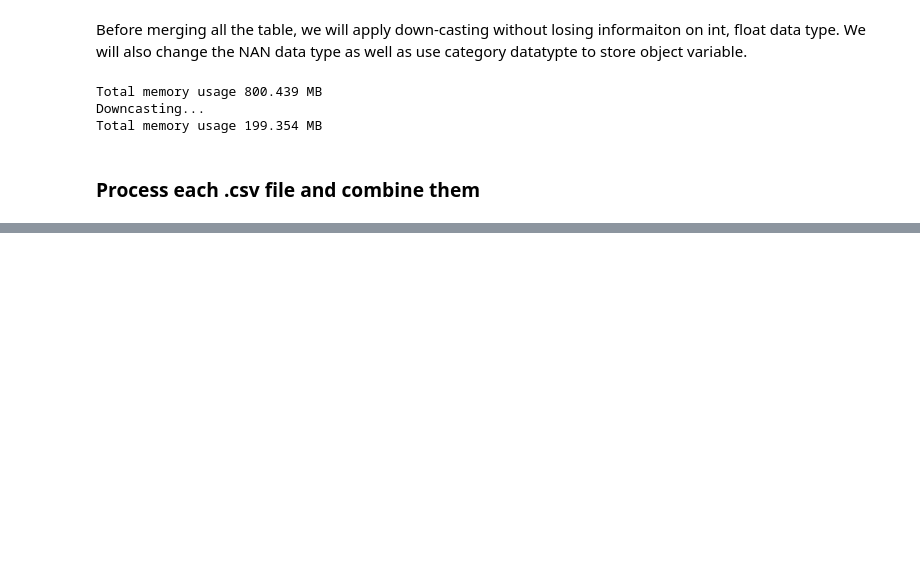
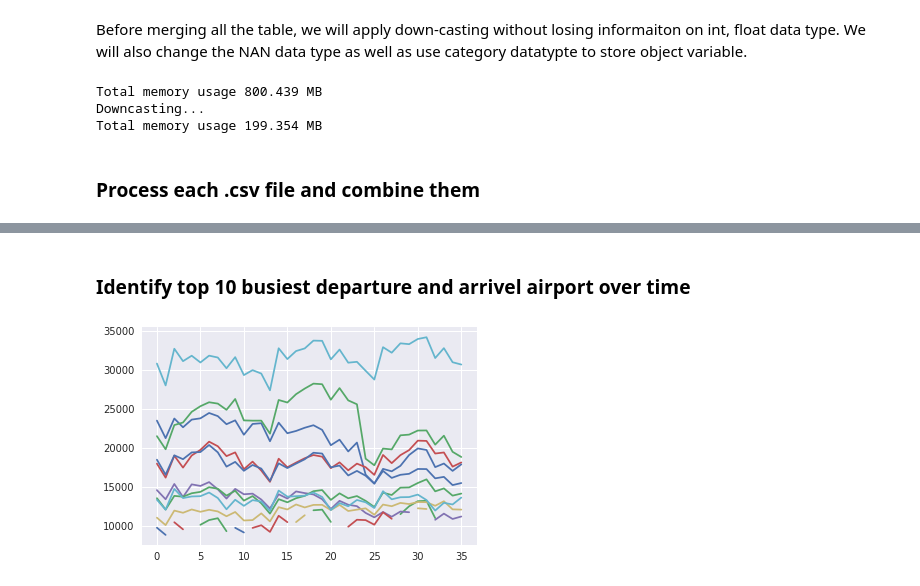
Before and after one commit to ShuangLiBCM/ML_projects, a Jupyter notebook: MindStrong_interview/MS_solutions2.ipynb, the cells around one changed output, grey strips where cells are left out. Cells and saved outputs as stored; diff of their text form; code cells hidden in the pictures; blank space fills up the shorter version.

```diff
--- a/MindStrong_interview/MS_solutions2.ipynb
+++ b/MindStrong_interview/MS_solutions2.ipynb
@@ -176,0 +157,2 @@ memory usage: 16.2 MB
+# %%
+data = pd.read_pickle('data_flight')
@@ -176,0 +179,45 @@ memory usage: 16.2 MB
+# %% [markdown]
+### Identify top 10 busiest departure and arrivel airport over time
+# %%
+# Find all the depart airport that has been on the top 10
+def findBusyAirport(data, airptkey='OriginAirportID', timeperiod='YY-M', topn=10):
+
+    # Create column with key information
+
+    df_agg = data.groupby([timeperiod, airptkey]).agg({airptkey:'count'})
+    g = df_agg[airptkey].groupby(level=0, group_keys=False)
+    topn_df = g.nlargest(topn)
+
+    dict_departID = {}
+
+    multi_index = topn_df.index
+    values = topn_df.values
+
+    for i in range(len(multi_index)):
+        mm, departID = multi_index[i]
+        if departID not in dict_departID:
+            dict_departID[departID] = []
+
+    key_list = list(dict_departID.keys())
+    # Fill in the occurance
+    for j in range(len(topn_df.index.levels[0])):
+        curr_departID = list(topn_df.index.get_level_values(1))[j * topn: j * topn + topn]
+        curr_values = values[j * topn: j * topn + topn]
+        for departID in key_list:
+            if departID in curr_departID:
+                index_departID = curr_departID.index(departID)
+                dict_departID[departID].append(curr_values[index_departID])
+            else:
+                dict_departID[departID].append(np.nan)
+
+    return list(topn_df.index.levels[0]), dict_departID
+# %%
+# We will take month as the bin for study busy level: number of departure(arraive)/month
+# Creat unique identifier 'YY-M'
+data['YY-M'] = data['Year'].astype(int) * 100 +  data['Month'].astype(int)
+# %%
+yy_m, top10_depart = findBusyAirport(data, 'OriginAirportID', topn=10)
+for key in top10_depart.keys():
+    plt.plot(top10_depart[key], '-')
+# %% [output]
+[figure, added]
```
Also changed, not shown: parts of 11 cells of this notebook, 1 other file.
